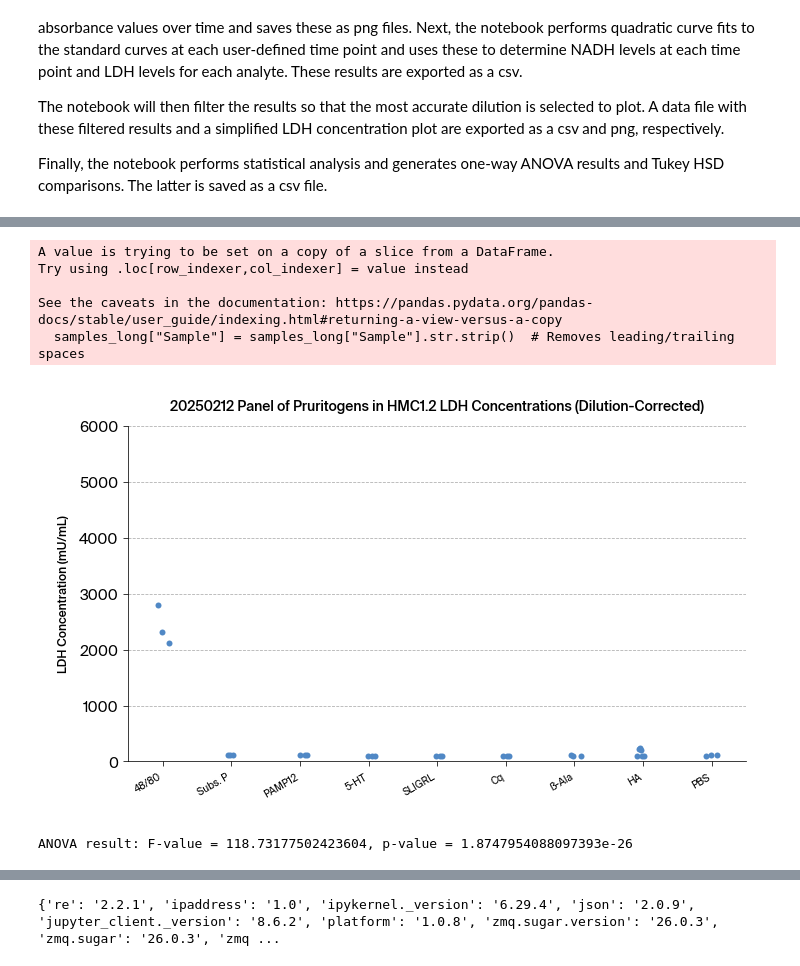
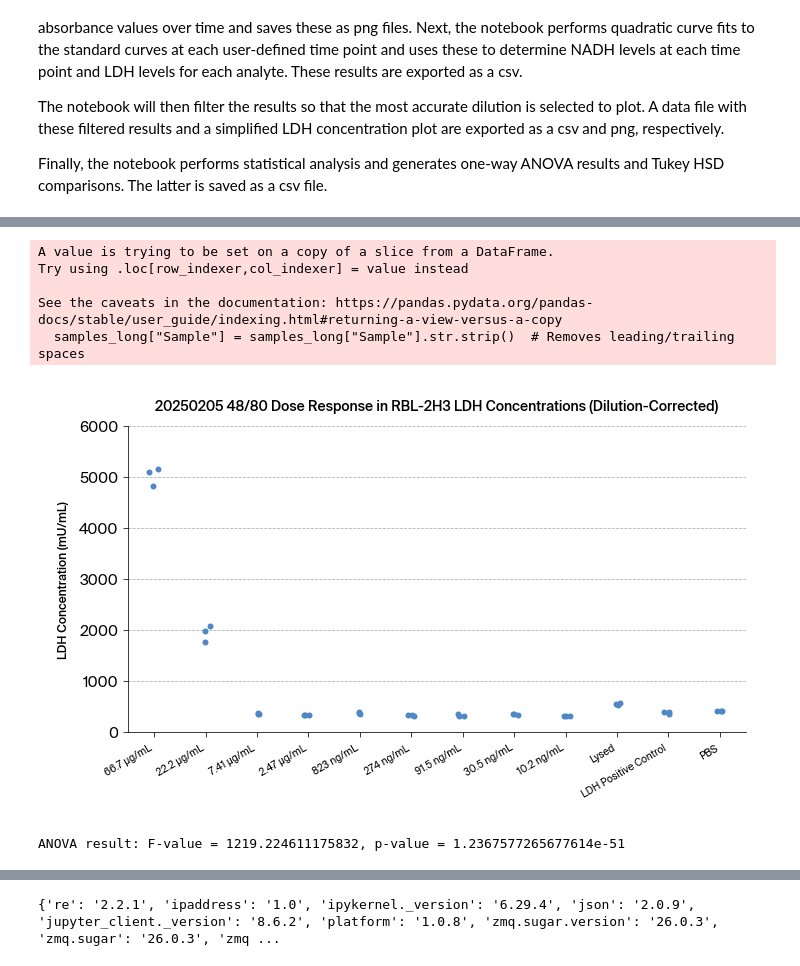
Before and after one commit to Arcadia-Science/2025-hex-assay-analysis, a Jupyter notebook: analysis_notebooks/ldh_assay_analysis_main.ipynb, the cells around one changed output, grey strips where cells are left out. Drawn from its saved outputs; the diff is of its cells as text; code cells hidden in the pictures.

Commit message:
added logic for sample_order so it doesn't break the notebook for dose response data

```diff
--- a/analysis_notebooks/ldh_assay_analysis_main.ipynb
+++ b/analysis_notebooks/ldh_assay_analysis_main.ipynb
@@ -50,3 +31,22 @@ experiment_id = "20250212 Panel of Pruritogens in HMC1.2"  # For final data plot
+# %%
+# Parameterization
+
+data_filename = "../data_files/20250205_ldh_assay.csv"  # enter raw data file name here
+manifest_filename = (
+    "../data_files/20250205_ldh_manifest.csv"  # enter sample manifest file name here
+)
+
+background = "0"  # enter the data label for the background samples
+standard_columns = [
+    "250",
+    "200",
+    "150",
+    "100",
+    "50",
+]  # enter the standard column values as a list of strings
+
+V = 0.05  # Total sample volume in mL, should be 0.05 unless the protocol is altered
+experiment_id = "20250205 48/80 Dose Response in RBL-2H3"  # For final data plot label
 # %%
 if os.path.exists(data_filename):
     data = pd.read_csv(data_filename)
@@ -1116,56 +1101,68 @@ NADH_LDH_concs_in_range
 # %%
 # Plot simplified graph.
-"""
+
 grouped = (
     NADH_LDH_concs_in_range.groupby("Sample", sort=False)["LDH"]
     .agg(mean="mean", std="std", count="count")
     .reset_index()
 )
 grouped = grouped[grouped["count"] > 0]  # Keep only samples with replicates
-"""
+
+sample_list = grouped["Sample"].tolist()
+sample_list = [sample.strip() for sample in sample_list]
+
 samples_long = NADH_LDH_concs_in_range[["Sample", "LDH"]]
 samples_long["Sample"] = samples_long["Sample"].str.strip()  # Removes leading/trailing spaces
 
 sample_order = ["48/80", "Subs. P", "PAMP12", "5-HT", "SLIGRL", "Cq", "ß-Ala", "HA", "PBS"]
 
 plt.figure(figsize=(10, 6))
 
-sns.stripplot(
-    data=samples_long,
-    x="Sample",
-    y="LDH",
-    jitter=True,
-    size=6,
-    # order=grouped["Sample"].tolist(), # Ensure sample order matches the grouped data
-    order=sample_order
-)
+if all(item in sample_list for item in sample_order):
+    sns.stripplot(
+        data=samples_long,
+        x="Sample",
+        y="LDH",
+        jitter=True,
+        size=6,
+        order=sample_order
+    )
+else:
+    sns.stripplot(
+        data=samples_long,
+        x="Sample",
+        y="LDH",
+        jitter=True,
+        size=6,
+        order=sample_list, # Ensure sample order matches the grouped data
+    )
 
 plt.xlabel("")
 plt.ylabel("LDH Concentration (mU/mL)", fontsize=12)
 plt.title(experiment_id + " LDH Concentrations (Dilution-Corrected)", fontsize=14)
 
 plt.xticks(rotation=30, ha="right", fontsize=10)
 
 plt.tight_layout()
 plt.grid(axis="y", linestyle="--", alpha=1.0)
 
 plt.ylim(0, 6000)
 
 plt.savefig(
     output_filename + "_LDH_concentrations_in_range.png",
     dpi=300,
     bbox_inches="tight",
     transparent=False,
 )
 
 plt.show()
 # %% [output]
 A value is trying to be set on a copy of a slice from a DataFrame.
 Try using .loc[row_indexer,col_indexer] = value instead
 
 See the caveats in the documentation: https://pandas.pydata.org/pandas-docs/stable/user_guide/indexing.html#returning-a-view-versus-a-copy
   samples_long["Sample"] = samples_long["Sample"].str.strip()  # Removes leading/trailing spaces
-[figure, old version]
+[figure, new version]
 # %%
 # One-way ANOVA is the most appropriate statistical test for this experiment.
 
@@ -1176,7 +1173,7 @@ grouped_data = [group["LDH"].values for _, group in LDH_concs.groupby("Sample")]
 anova_result = f_oneway(*grouped_data)
 print(f"ANOVA result: F-value = {anova_result.statistic}, p-value = {anova_result.pvalue}")
 # %% [output]
-ANOVA result: F-value = 118.73177502423604, p-value = 1.8747954088097393e-26
+ANOVA result: F-value = 1219.224611175832, p-value = 1.2367577265677614e-51
 # %%
 # Tukey's HSD test is the most appropriate statistical test for post-hoc analysis.
 
```
Also changed, not shown: parts of 22 cells of this notebook, 1 other file.
